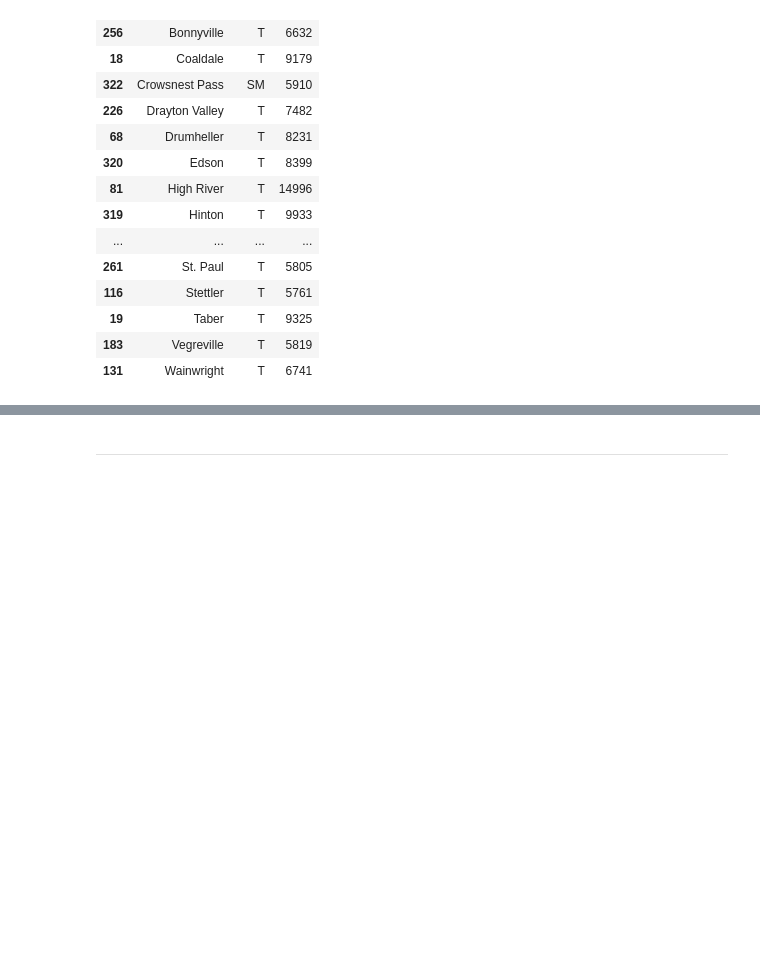
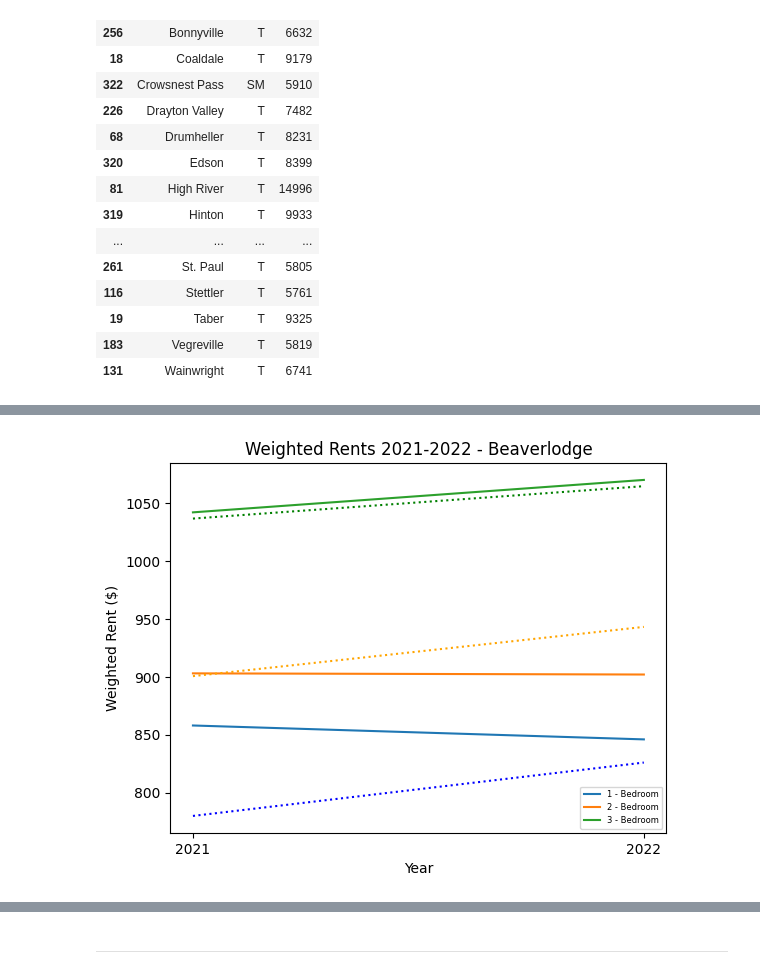
Before and after one commit to Mathemusician1729/DATA-221-Project, a Jupyter notebook: 221-Project.ipynb, the cells around one changed output, grey strips where cells are left out. Cells and saved outputs as stored; diff of their text form; code cells hidden in the pictures; blank space fills up the shorter version.

```diff
--- a/221-Project.ipynb
+++ b/221-Project.ipynb
@@ -192,0 +243,26 @@ big_towns
+# %%
+# Sampled Small Towns: Falher, Tofield, Fox Creek, Beaverlodge (excluding bachelor), possibly Mclennan, Millet or Two Hills
+smalltowns = ["Beaverlodge", "Fox Creek", "Falher", "Tofield", "Millet", "Two Hills", "Mclennan"]
+costs_smalltowns = table8[table8["Community"].isin(smalltowns)]
+vacancy_smalltowns = table6[table6["Community"].isin(smalltowns)]
+
+beaver = costs_smalltowns[costs_smalltowns["Community"] == "Beaverlodge"]
+foxcreek = costs_smalltowns[costs_smalltowns["Community"] == "Fox Creek"]
+
+beaver_rents = beaver[["2021 Weighted Rent", "2022 Weighted Rent"]]
+foxcreek_rents = foxcreek[["2021 Weighted Rent", "2022 Weighted Rent"]]
+# %%
+# tester
+for i in range(len(beaver.index)):
+    plt.plot(["2021", "2022"], beaver_rents.iloc[i], label=beaver["Unit Type"].iloc[i])
+
+plt.plot([mean_1beds2021, mean_1beds2022], linestyle='dotted', color="b")
+plt.plot([mean_2beds2021, mean_2beds2022], linestyle='dotted', color="orange")
+plt.plot([mean_3beds2021, mean_3beds2022], linestyle='dotted', color="g")
+plt.title("Weighted Rents 2021-2022 - Beaverlodge")
+plt.xlabel("Year")
+plt.ylabel("Weighted Rent ($)")
+plt.legend(prop={'size': 6})
+plt.show()
+# %% [output]
+[figure, added]
```
Also changed, not shown: parts of 11 cells of this notebook.
